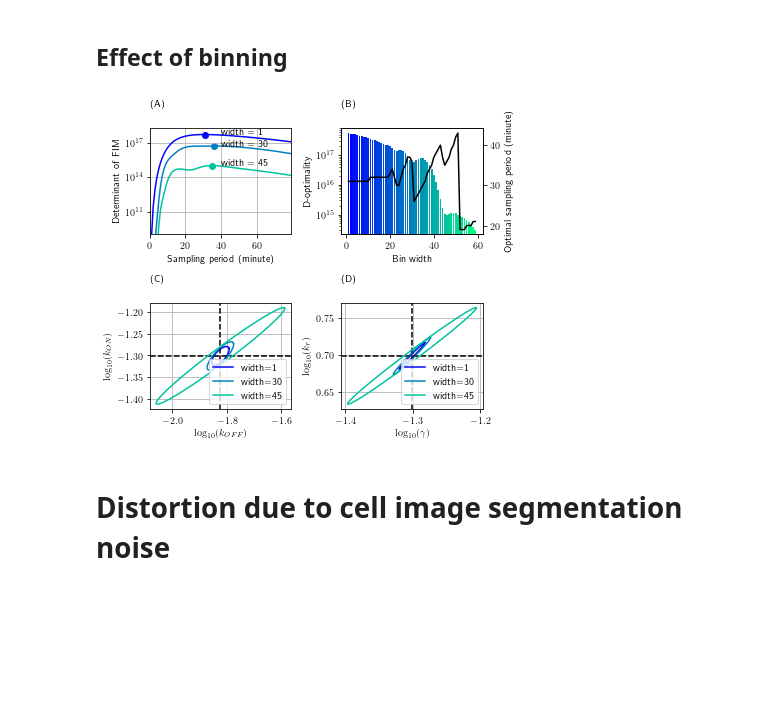
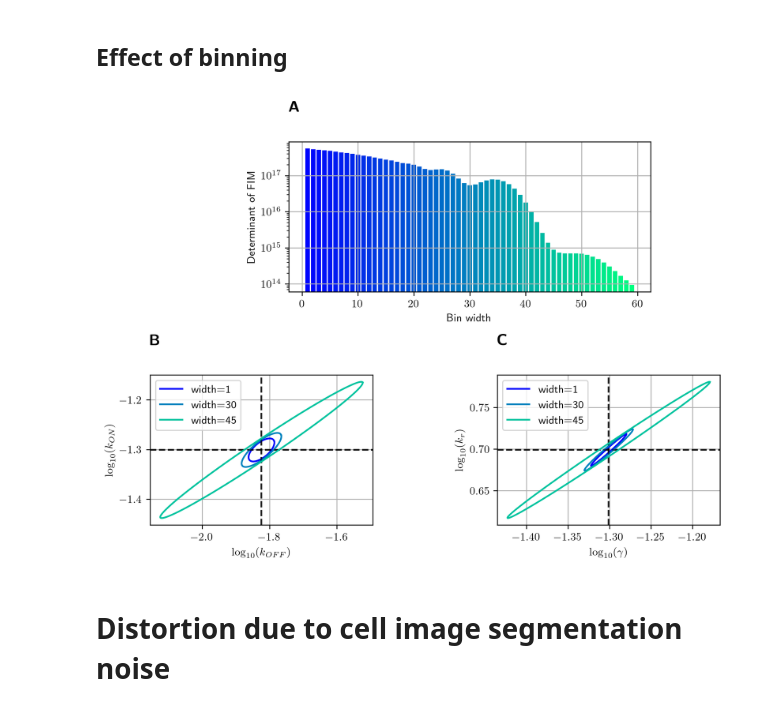
Before and after one commit to voduchuy/NoisyMeasurementFIM, a Jupyter notebook: bursting_gene/bursting_gene_plots.ipynb, the cells around one changed output. Saved outputs shown, nothing was run; the diff lists cells and outputs as text; code cells hidden in the pictures; blank space fills up the shorter version.

```diff
--- a/bursting_gene/bursting_gene_plots.ipynb
+++ b/bursting_gene/bursting_gene_plots.ipynb
@@ -317,18 +250,0 @@ fig.savefig("figs/bursting_mle.png", dpi=300, bbox_inches="tight")
-# %%
-from matplotlib.colors import LogNorm
-
-with np.load("results/binomial_sweep.npz") as _:
-    dtOpts = _["dtOpts"]
-    detectionRateGrid = _["detectionRateGrid"]
-    dtMax = _["dtMax"][()]
-    fimDets = _["fimDets"]
-
-fig = plt.figure()
-fig.set_size_inches(4,2)
-ax = fig.add_subplot()
-cp = ax.contourf(range(dtMax), detectionRateGrid, np.abs(fimDets), 10)
-fig.colorbar(cp, label="Determinant of FIM")
-ax.plot(dtOpts, detectionRateGrid, color="red")
-ax.set_xlabel("Sampling period (minute)")
-ax.set_ylabel("Spot detection rate")
-fig.savefig("figs/bursting_binomial_sweep.png", dpi=300, bbox_inches="tight")
@@ -338,67 +302,60 @@ fig.savefig("figs/bursting_binomial_sweep.png", dpi=300, bbox_inches="tight")
 ## Effect of binning
 # %%
 with np.load("results/binning_sweep.npz", allow_pickle=True) as _:
-    dtOpts = _["dtOpts"]
     binWidths = _["binWidths"]
-    dtMax = _["dtMax"][()]
     fimDets = _["fimDets"]
-    optimalFims = _["optimalFims"][()]
+    fims = _["fims"][()]
 
-fig, axs = plt.subplots(2,2)
-fig.set_tight_layout(True)
-fig.set_size_inches(6, 5)
+
+fig = plt.figure(figsize=(8, 6), dpi=300, tight_layout=True)
+axs = list(fig.subplot_mosaic(
+"""
+..AAAAAA.
+..AAAAAA.
+BBBB.CCCC
+BBBB.CCCC
+"""
+).values())
+
 cm = plt.cm.get_cmap("winter")
 for i in [0, 30, 45]:
     color = cm(binWidths[i]/np.max(binWidths))
-    axs[0, 0].plot(fimDets[i, :], color=color)
-    axs[0, 0].scatter(dtOpts[i], fimDets[i, dtOpts[i]], color=color)
-    axs[0, 0].annotate(f"width = {binWidths[i]}", xy=(40, fimDets[i, dtOpts[i]]))
 
-    plotConfidenceEllipse(optimalFims[binWidths[i]],
+    plotConfidenceEllipse(fims[binWidths[i]],
                       3,
-                      axs[1,0],
+                      axs[1],
                       [1,0],
                       np.log10(theta),
                       color, f'width={binWidths[i]}')
-    plotConfidenceEllipse(optimalFims[binWidths[i]],
+    plotConfidenceEllipse(fims[binWidths[i]],
                       3,
-                      axs[1,1],
+                      axs[2],
                       [3,2],
                       np.log10(theta), color, f'width={binWidths[i]}')
 
-
-axs[0, 0].set_xlabel("Sampling period (minute)")
-axs[0, 0].set_ylabel("Determinant of FIM")
-axs[0, 0].set_yscale("log")
-axs[0, 0].autoscale(axis="both", tight=True)
-axs[0, 0].set_ylim([1e9, 2e18])
-
 for i in range(fimDets.shape[0]):
     color = cm(binWidths[i]/np.max(binWidths))
-    axs[0, 1].bar(binWidths[i], fimDets[i, dtOpts[i]], color=color)
-twinax = axs[0, 1].twinx()
-twinax.plot(binWidths, dtOpts, color="k")
-twinax.set_ylabel("Optimal sampling period (minute)")
+    axs[0].bar(binWidths[i], fimDets[i], color=color)
 
-axs[0, 1].set_xlabel("Bin width")
-axs[0, 1].set_ylabel("D-optimality")
-axs[0, 1].set_yscale("log")
-axs[0, 0].grid(True)
+axs[0].set_xlabel("Bin width")
+axs[0].set_ylabel("Determinant of FIM")
+axs[0].set_yscale("log")
+axs[0].grid(True)
 
-for ax in [axs[1,0], axs[1,1]]:
+for ax in [axs[1], axs[2]]:
     ax.grid()
     ax.legend()
-axs[1, 0].set_ylabel('$\log_{10}({k_{ON}})$')
-axs[1, 0].set_xlabel('$\log_{10}({k_{OFF}})$')
-axs[1, 1].set_ylabel('$\log_{10}({k_{r}})$')
-axs[1, 1].set_xlabel('$\log_{10}({\gamma})$')
+axs[1].set_ylabel('$\log_{10}({k_{ON}})$')
+axs[1].set_xlabel('$\log_{10}({k_{OFF}})$')
+axs[2].set_ylabel('$\log_{10}({k_{r}})$')
+axs[2].set_xlabel('$\log_{10}({\gamma})$')
 
 
 labelAxes(axs)
 
 fig.savefig("figs/bursting_binning.png", dpi=300)
 # %% [output]
-[figure, old version]
+[figure, new version]
 # %% [markdown]
 # Distortion due to cell image segmentation noise <a class="anchor" id="segmentation"></a>
 # %% [markdown]
```
Also changed, not shown: parts of 17 cells of this notebook, 11 other files.
